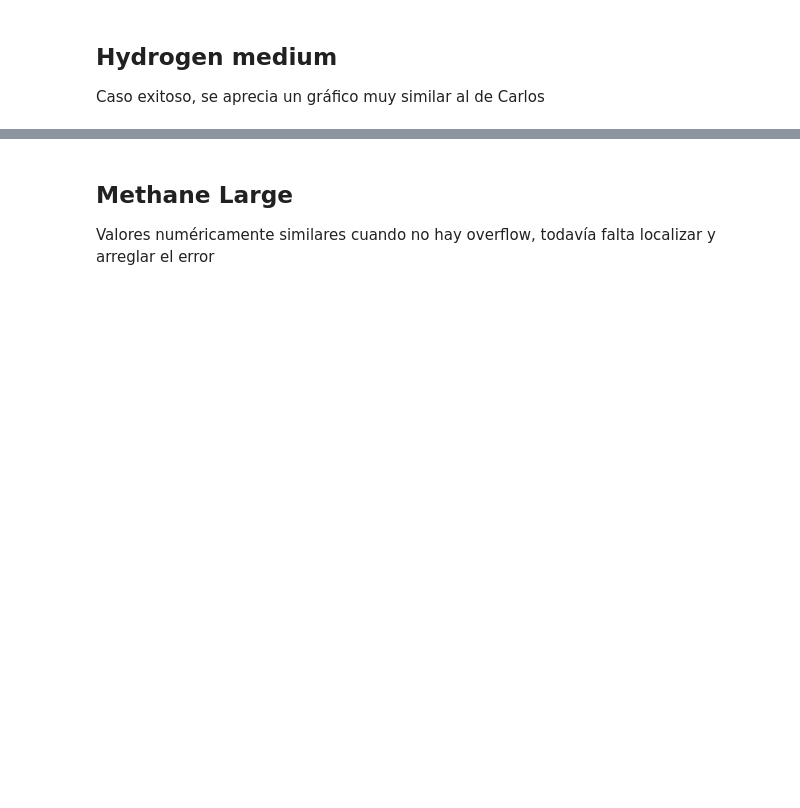
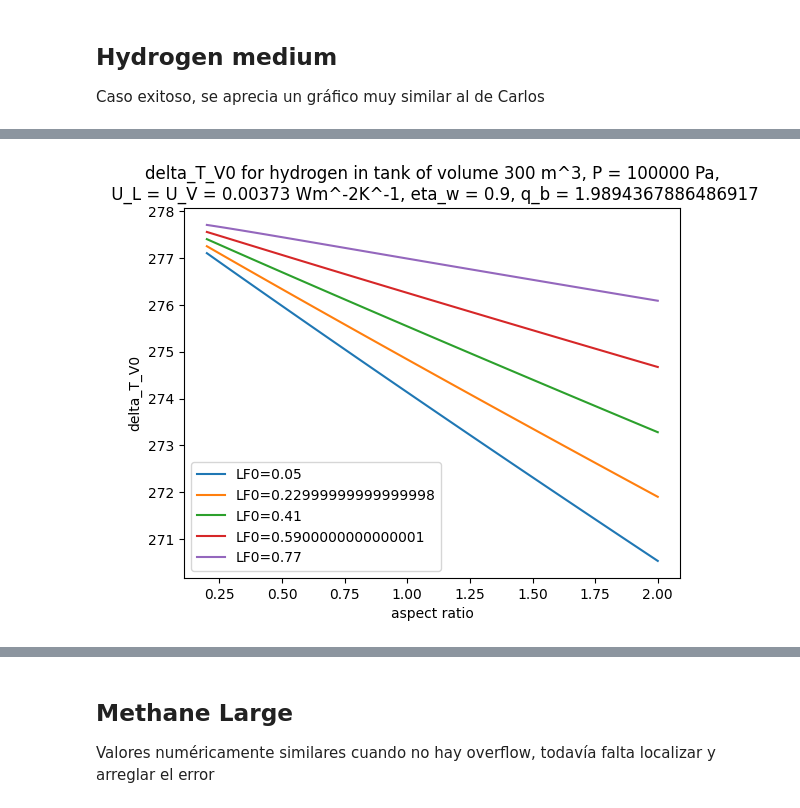
Before and after one commit to kowal-sky/AnaliticOpt, a Jupyter notebook: notebook.ipynb, the cells around one changed output, grey strips where cells are left out. Drawn from its saved outputs; the diff is of its cells as text; code cells hidden in the pictures; blank space fills up the shorter version.

```diff
--- a/notebook.ipynb
+++ b/notebook.ipynb
@@ -24,0 +29,5 @@ tank.plot_BOR_fixLF0(a_range, LF0_list=LF0_list, tf = 3600 * 24 * 30, opts = Tru
+# %%
+# tank.plot_func_fixLF0(Tank.delta_T_V0, a_range, LF0_list, tf = None)
+tank.plot_func_fixLF0(Tank.delta_T_V0, a_range, LF0_list = np.linspace(0.05, 0.77, 5), tf = None)
+# %% [output]
+[figure, added]
```
Also changed, not shown: parts of 11 cells of this notebook, 1 other file.
